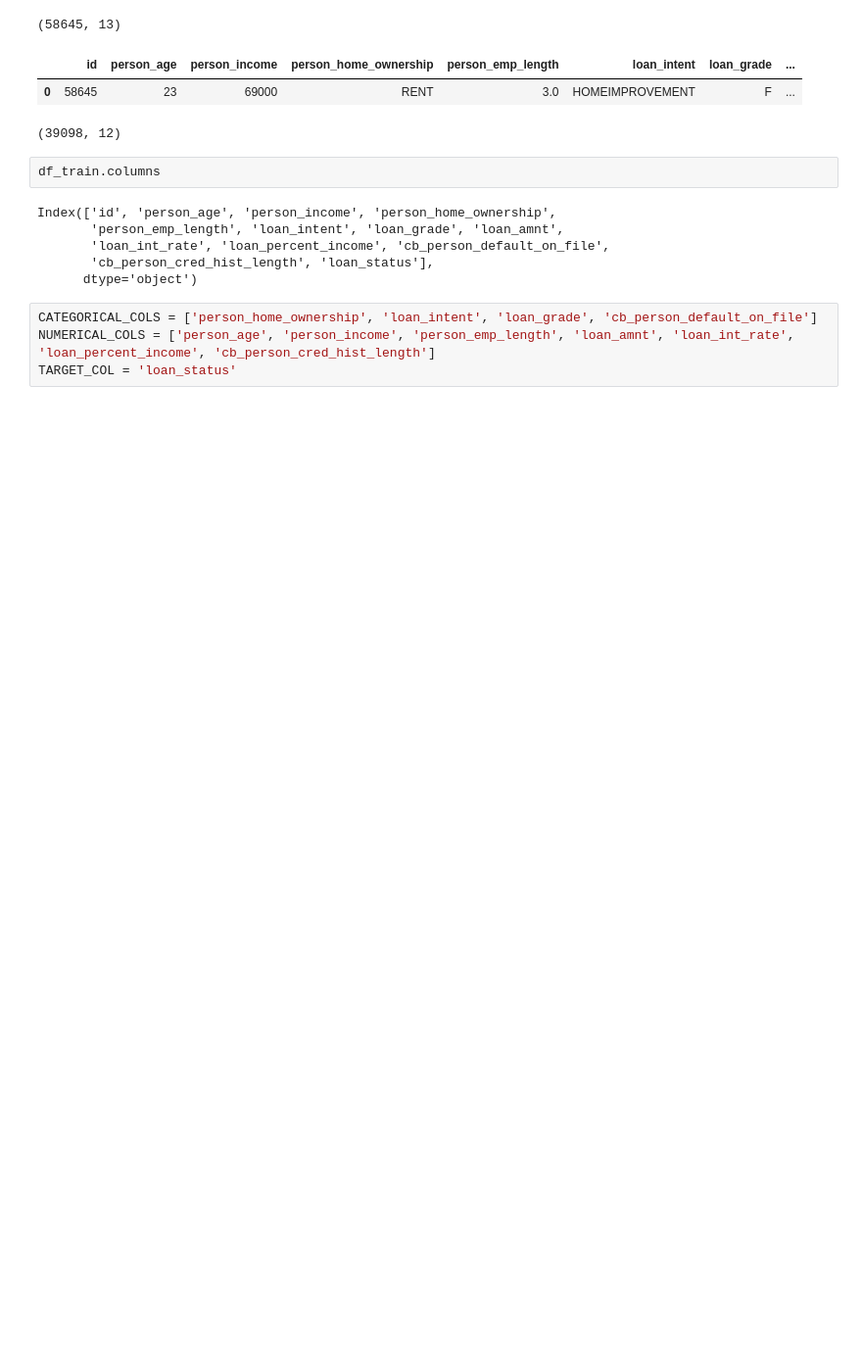
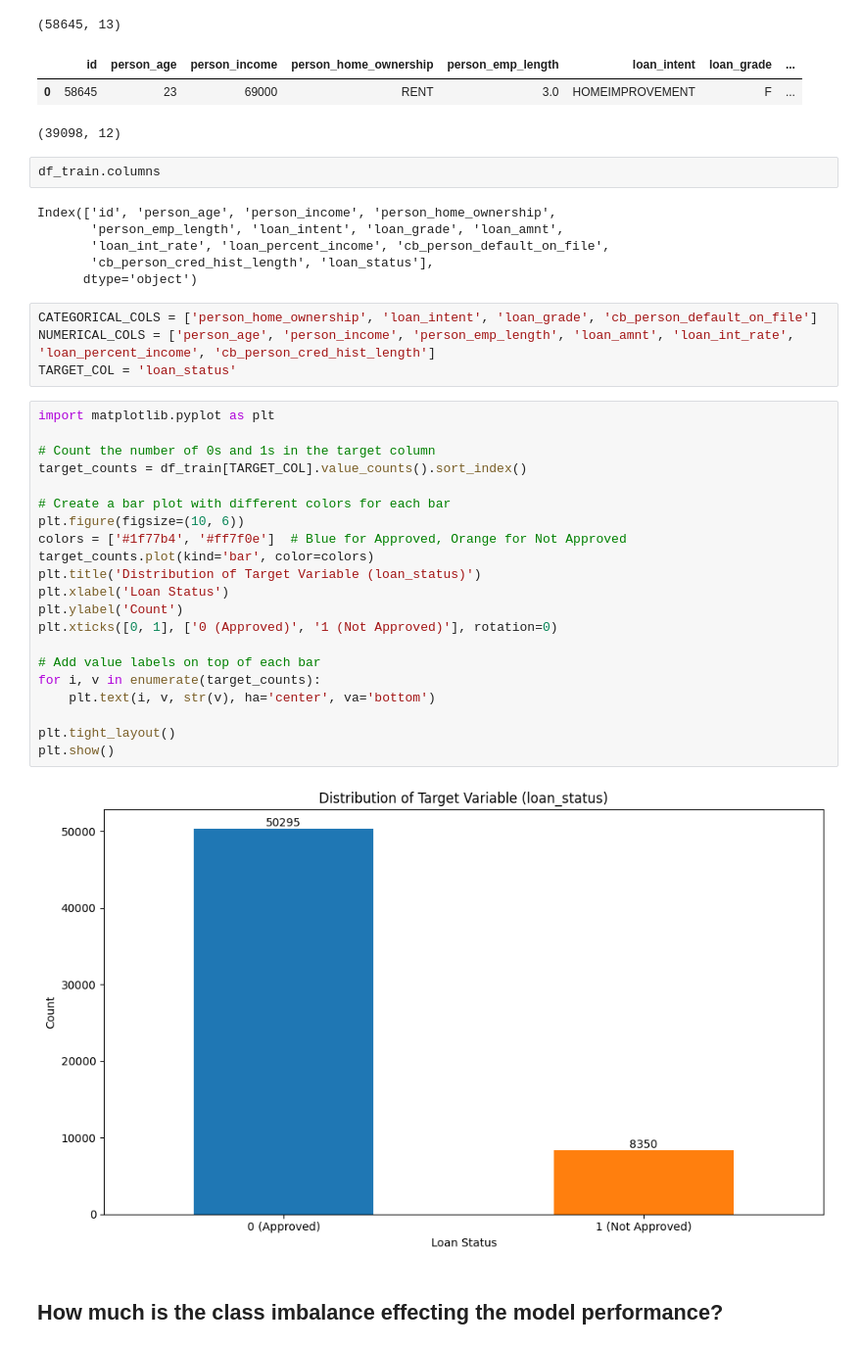
Before and after one commit to asvskartheek/loan_approval_prediction, a Jupyter notebook: data_exploration.ipynb, the cells around one changed output. Shown at 98% size. Saved outputs shown, nothing was run; the diff lists cells and outputs as text; blank space fills up the shorter version.

Commit message:
idea 1: class imbalance

```diff
--- a/data_exploration.ipynb
+++ b/data_exploration.ipynb
@@ -29,3 +29,28 @@ Index(['id', 'person_age', 'person_income', 'person_home_ownership',
 CATEGORICAL_COLS = ['person_home_ownership', 'loan_intent', 'loan_grade', 'cb_person_default_on_file']
 NUMERICAL_COLS = ['person_age', 'person_income', 'person_emp_length', 'loan_amnt', 'loan_int_rate', 'loan_percent_income', 'cb_person_cred_hist_length']
 TARGET_COL = 'loan_status'
+# %%
+import matplotlib.pyplot as plt
+
+# Count the number of 0s and 1s in the target column
+target_counts = df_train[TARGET_COL].value_counts().sort_index()
+
+# Create a bar plot with different colors for each bar
+plt.figure(figsize=(10, 6))
+colors = ['#1f77b4', '#ff7f0e']  # Blue for Approved, Orange for Not Approved
+target_counts.plot(kind='bar', color=colors)
+plt.title('Distribution of Target Variable (loan_status)')
+plt.xlabel('Loan Status')
+plt.ylabel('Count')
+plt.xticks([0, 1], ['0 (Approved)', '1 (Not Approved)'], rotation=0)
+
+# Add value labels on top of each bar
+for i, v in enumerate(target_counts):
+    plt.text(i, v, str(v), ha='center', va='bottom')
+
+plt.tight_layout()
+plt.show()
+# %% [output]
+[figure, added]
+# %% [markdown]
+## How much is the class imbalance effecting the model performance?
```
Also changed, not shown: parts of 2 cells of this notebook, 2 other files.
